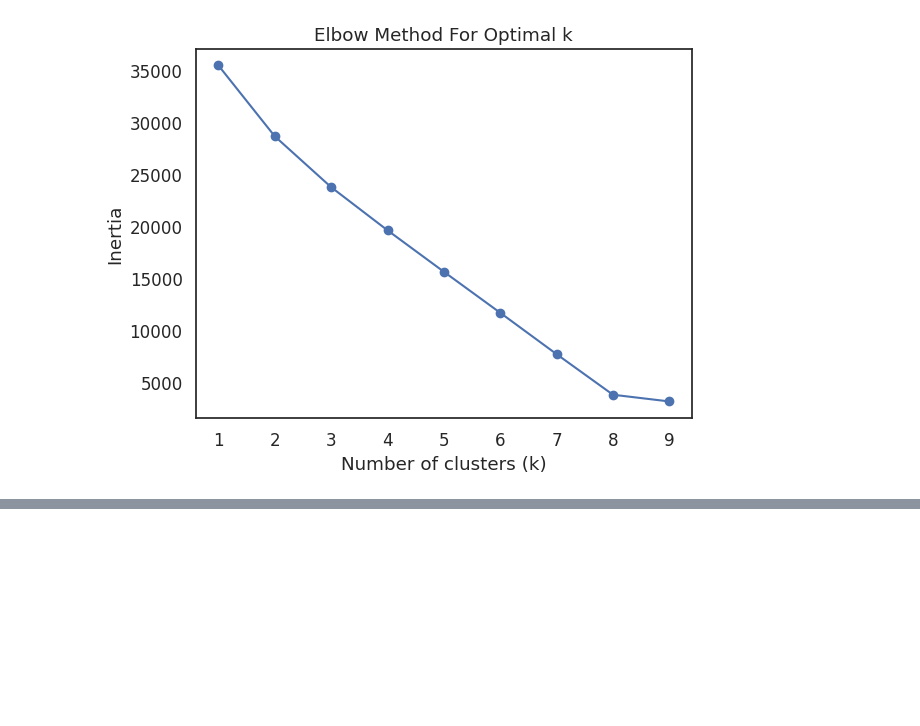
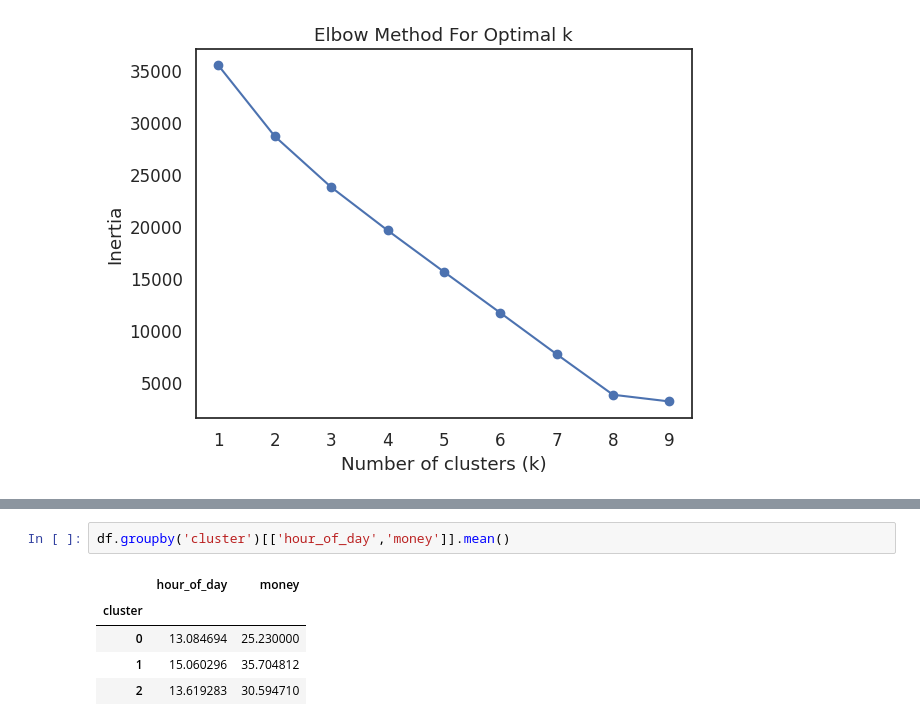
Before and after one commit to kintanpitaloka/Coffee-Sales-Analytics, a Jupyter notebook: Coffee_Sales_Analytics_for_Smarter_Business_Decisions.ipynb, the cells around one changed output, grey strips where cells are left out. Saved outputs shown, nothing was run; the diff lists cells and outputs as text; blank space fills up the shorter version.

```diff
--- a/Coffee_Sales_Analytics_for_Smarter_Business_Decisions.ipynb
+++ b/Coffee_Sales_Analytics_for_Smarter_Business_Decisions.ipynb
@@ -239,0 +240,8 @@ plt.show()
+# %%
+df.groupby('cluster')[['hour_of_day','money']].mean()
+# %% [output]
+|  | hour_of_day | money |
+| cluster |  |  |
+| 0 | 13.084694 | 25.230000 |
+| 1 | 15.060296 | 35.704812 |
+| 2 | 13.619283 | 30.594710 |
```
Also changed, not shown: parts of 3 cells of this notebook.
